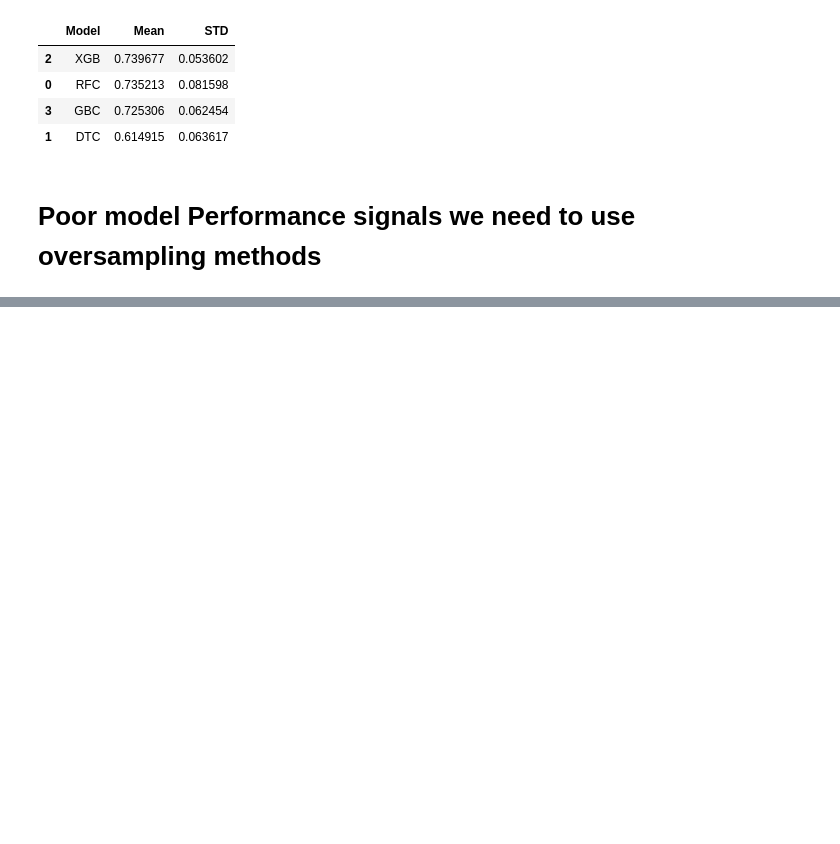
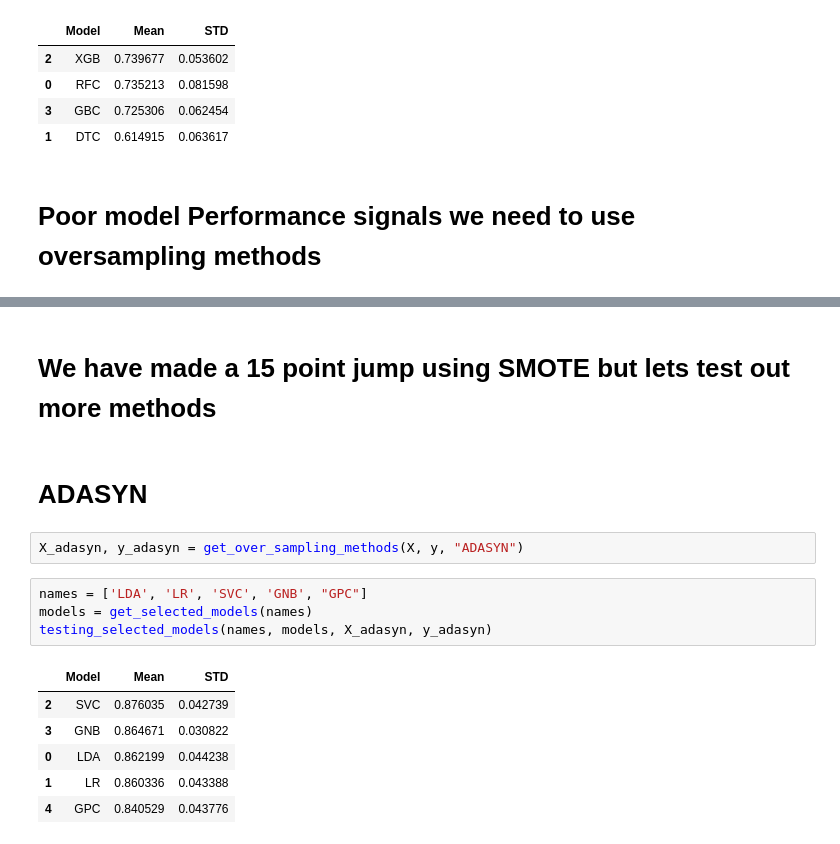
Before and after one commit to MaukanMir/Survival-Patient-Heart-Failure-Classification, a Jupyter notebook: training.ipynb, the cells around one changed output, grey strips where cells are left out. Saved outputs shown, nothing was run; the diff lists cells and outputs as text; blank space fills up the shorter version.

```diff
--- a/training.ipynb
+++ b/training.ipynb
@@ -268,0 +295,17 @@ testing_selected_models(names, models, X, y)
+# %% [markdown]
+# We have made a 15 point jump using SMOTE but lets test out more methods
+# %% [markdown]
+# ADASYN
+# %%
+X_adasyn, y_adasyn = get_over_sampling_methods(X, y, "ADASYN")
+# %%
+names = ['LDA', 'LR', 'SVC', 'GNB', "GPC"]
+models = get_selected_models(names)
+testing_selected_models(names, models, X_adasyn, y_adasyn)
+# %% [output]
+|  | Model | Mean | STD |
+| 2 | SVC | 0.876035 | 0.042739 |
+| 3 | GNB | 0.864671 | 0.030822 |
+| 0 | LDA | 0.862199 | 0.044238 |
+| 1 | LR | 0.860336 | 0.043388 |
+| 4 | GPC | 0.840529 | 0.043776 |
```
Also changed, not shown: parts of 13 cells of this notebook.
